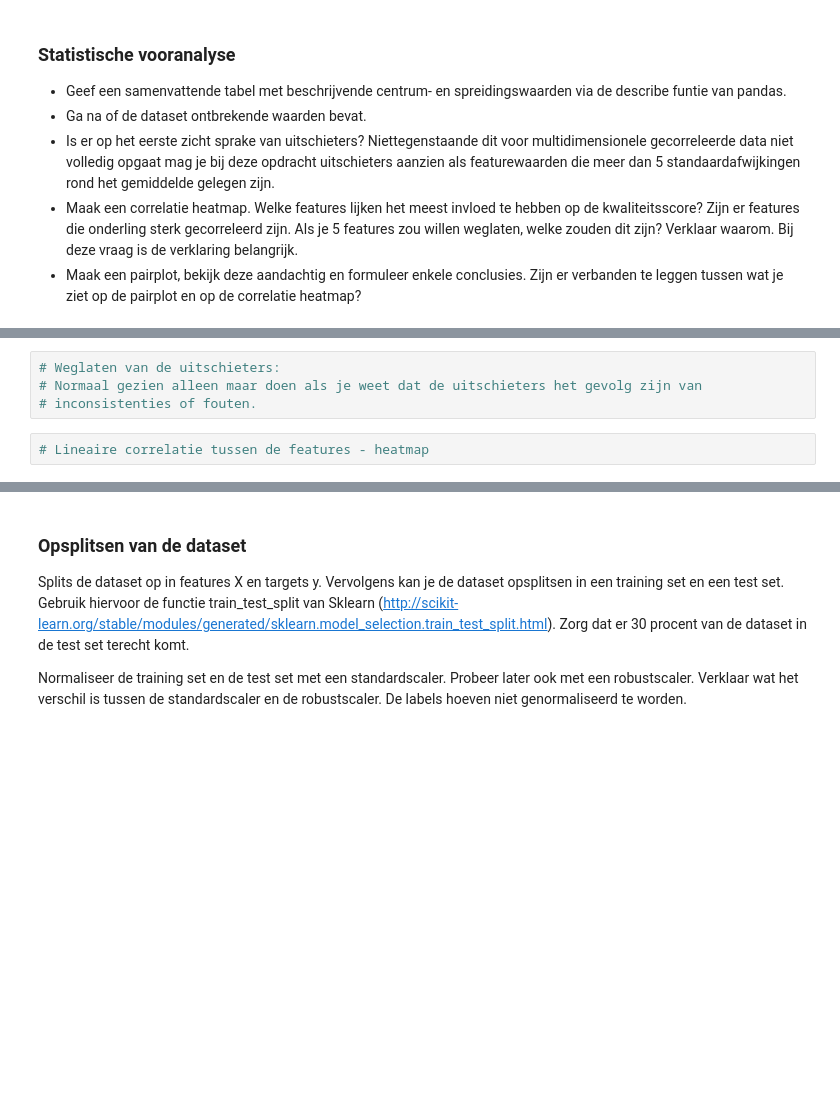
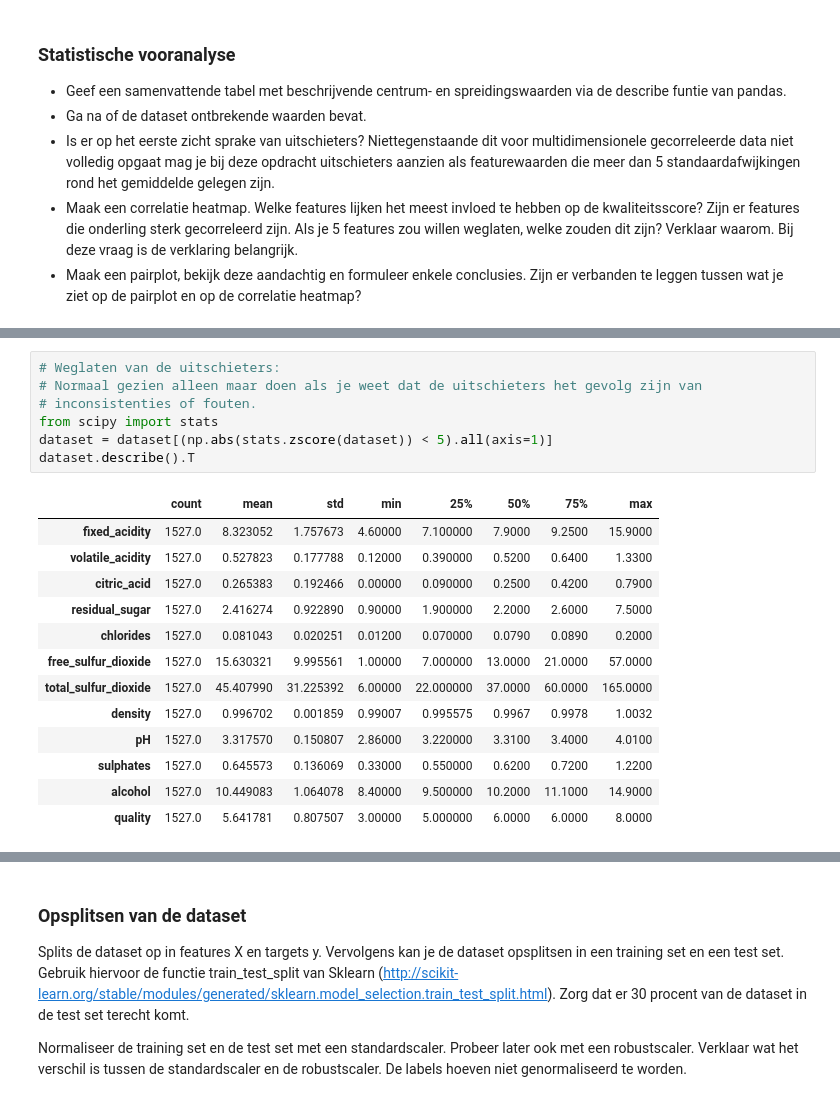
Before and after one commit to jdedeyne/Machine-Learning, a Jupyter notebook: jdd/Sessie_01_Regressie_Opdracht/Sessie_01_Regressie_Opdracht_Opgave.ipynb, the cells around one changed output, grey strips where cells are left out. Saved outputs shown, nothing was run; the diff lists cells and outputs as text; blank space fills up the shorter version.

```diff
--- a/jdd/Sessie_01_Regressie_Opdracht/Sessie_01_Regressie_Opdracht_Opgave.ipynb
+++ b/jdd/Sessie_01_Regressie_Opdracht/Sessie_01_Regressie_Opdracht_Opgave.ipynb
@@ -74,6 +91,21 @@ dataset.head()
 # %%
 # Weglaten van de uitschieters:
 # Normaal gezien alleen maar doen als je weet dat de uitschieters het gevolg zijn van
 # inconsistenties of fouten.
+from scipy import stats
+dataset = dataset[(np.abs(stats.zscore(dataset)) < 5).all(axis=1)]
+dataset.describe().T
+# %% [output]
+|  | count | mean | std | min | 25% | 50% | 75% | max |
+| fixed_acidity | 1527.0 | 8.323052 | 1.757673 | 4.60000 | 7.100000 | 7.9000 | 9.2500 | 15.9000 |
+| volatile_acidity | 1527.0 | 0.527823 | 0.177788 | 0.12000 | 0.390000 | 0.5200 | 0.6400 | 1.3300 |
+| citric_acid | 1527.0 | 0.265383 | 0.192466 | 0.00000 | 0.090000 | 0.2500 | 0.4200 | 0.7900 |
+| residual_sugar | 1527.0 | 2.416274 | 0.922890 | 0.90000 | 1.900000 | 2.2000 | 2.6000 | 7.5000 |
+| chlorides | 1527.0 | 0.081043 | 0.020251 | 0.01200 | 0.070000 | 0.0790 | 0.0890 | 0.2000 |
+| free_sulfur_dioxide | 1527.0 | 15.630321 | 9.995561 | 1.00000 | 7.000000 | 13.0000 | 21.0000 | 57.0000 |
+| total_sulfur_dioxide | 1527.0 | 45.407990 | 31.225392 | 6.00000 | 22.000000 | 37.0000 | 60.0000 | 165.0000 |
+| density | 1527.0 | 0.996702 | 0.001859 | 0.99007 | 0.995575 | 0.9967 | 0.9978 | 1.0032 |
+| pH | 1527.0 | 3.317570 | 0.150807 | 2.86000 | 3.220000 | 3.3100 | 3.4000 | 4.0100 |
+| sulphates | 1527.0 | 0.645573 | 0.136069 | 0.33000 | 0.550000 | 0.6200 | 0.7200 | 1.2200 |
+| alcohol | 1527.0 | 10.449083 | 1.064078 | 8.40000 | 9.500000 | 10.2000 | 11.1000 | 14.9000 |
+| quality | 1527.0 | 5.641781 | 0.807507 | 3.00000 | 5.000000 | 6.0000 | 6.0000 | 8.0000 |
-# %%
-# Lineaire correlatie tussen de features - heatmap
```
Also changed, not shown: parts of 24 cells of this notebook, 1 other file.
